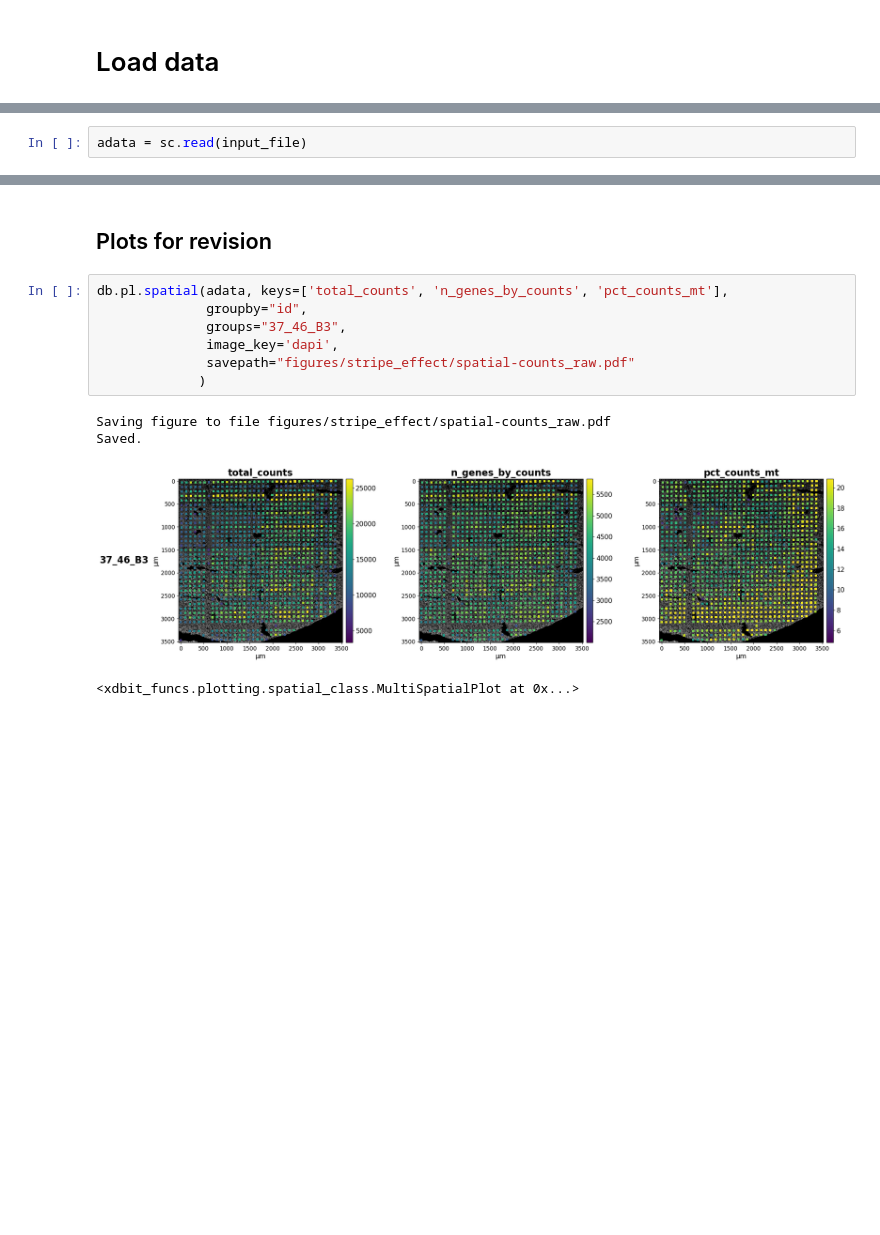
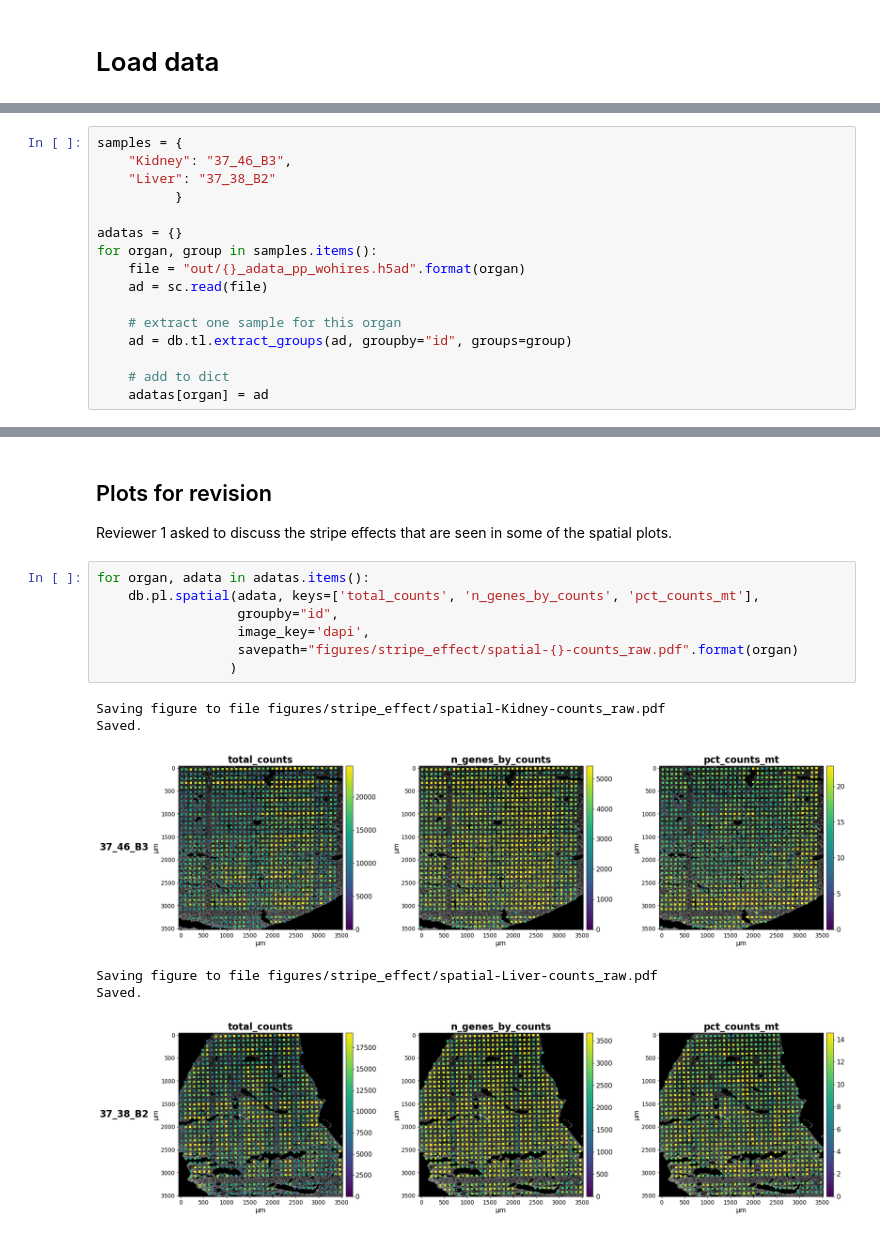
Before and after one commit to jwrth/xDBiT_toolbox, a Jupyter notebook: publication/notebooks/SpatialMouse_12_stripe_effects.ipynb, the cells around one changed output, grey strips where cells are left out. Cells and saved outputs as stored; diff of their text form; blank space fills up the shorter version.

Commit message:
stripe effect analysis finished

```diff
--- a/publication/notebooks/SpatialMouse_12_stripe_effects.ipynb
+++ b/publication/notebooks/SpatialMouse_12_stripe_effects.ipynb
@@ -36,2 +32,0 @@ input_file = "out/Kidney_adata_pp_wohires.h5ad"
-# %%
-adata = sc.read(input_file)
@@ -48,0 +33,16 @@ AnnData object with n_obs × n_vars = 4099 × 15027
+# %%
+samples = {
+    "Kidney": "37_46_B3",
+    "Liver": "37_38_B2"
+          }
+
+adatas = {}
+for organ, group in samples.items():
+    file = "out/{}_adata_pp_wohires.h5ad".format(organ)
+    ad = sc.read(file)
+
+    # extract one sample for this organ
+    ad = db.tl.extract_groups(ad, groupby="id", groups=group)
+
+    # add to dict
+    adatas[organ] = ad
@@ -49,14 +68,18 @@ AnnData object with n_obs × n_vars = 4099 × 15027
 # %% [markdown]
 ## Plots for revision
+
+Reviewer 1 asked to discuss the stripe effects that are seen in some of the spatial plots.
 # %%
-db.pl.spatial(adata, keys=['total_counts', 'n_genes_by_counts', 'pct_counts_mt'],
-              groupby="id",
-              groups="37_46_B3",
-              image_key='dapi',
-              savepath="figures/stripe_effect/spatial-counts_raw.pdf"
-             )
+for organ, adata in adatas.items():
+    db.pl.spatial(adata, keys=['total_counts', 'n_genes_by_counts', 'pct_counts_mt'],
+                  groupby="id",
+                  image_key='dapi',
+                  savepath="figures/stripe_effect/spatial-{}-counts_raw.pdf".format(organ)
+                 )
 # %% [output]
-Saving figure to file figures/stripe_effect/spatial-counts_raw.pdf
+Saving figure to file figures/stripe_effect/spatial-Kidney-counts_raw.pdf
 Saved.
-[figure, old version]
+[figure, new version]
-<xdbit_funcs.plotting.spatial_class.MultiSpatialPlot at 0x...>
+Saving figure to file figures/stripe_effect/spatial-Liver-counts_raw.pdf
+Saved.
+[figure, added]
```
Also changed, not shown: parts of 7 cells of this notebook.
